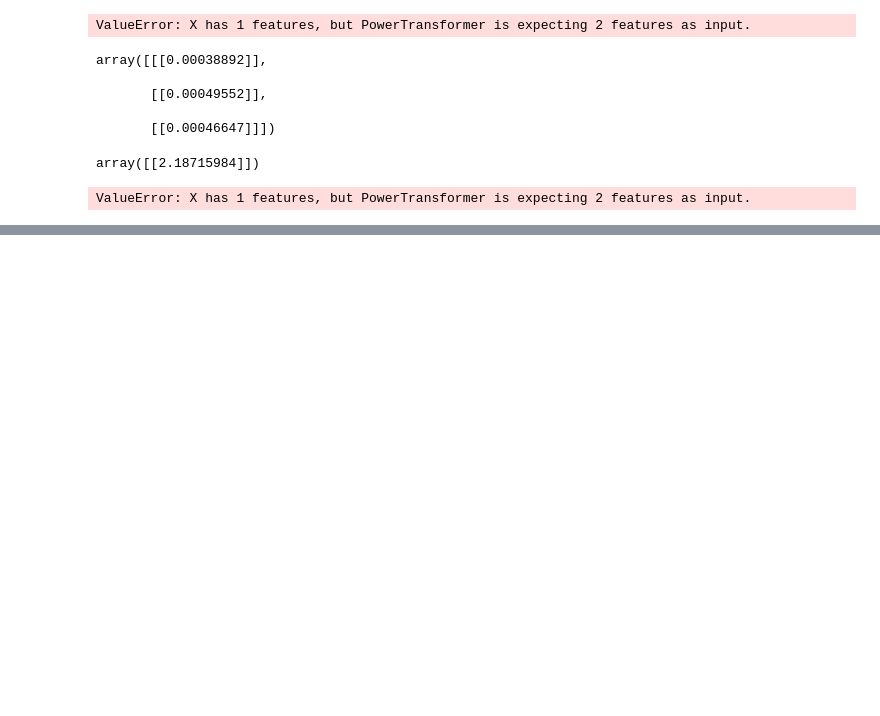
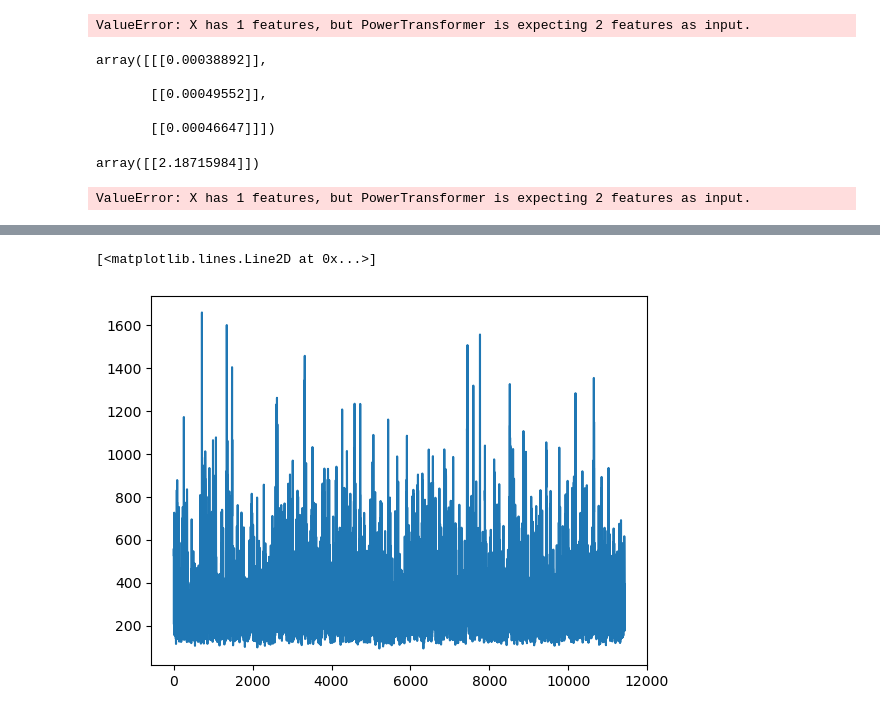
Before and after one commit to MWhitta/PCT, a Jupyter notebook: pct_dev_v1.ipynb, the cells around one changed output, grey strips where cells are left out. Saved outputs shown, nothing was run; the diff lists cells and outputs as text; code cells hidden in the pictures; blank space fills up the shorter version.

```diff
--- a/pct_dev_v1.ipynb
+++ b/pct_dev_v1.ipynb
@@ -109,2 +124,2 @@ data = pct1.load()
 # %%
-data.experiments['Measurement 2']['measurements'][0]['summary']
+tt = data.experiments['Measurement 1']['measurements'][0]['repetitions']['Count Trace.csv']
@@ -114,0 +126,5 @@ data.experiments['Measurement 2']['measurements'][0]['summary']
+# %%
+plt.plot(tt['CR CHB [kHz]'])
+# %% [output]
+[<matplotlib.lines.Line2D at 0x...>]
+[figure, added]
```
Also changed, not shown: parts of 9 cells of this notebook, 3 other files.
